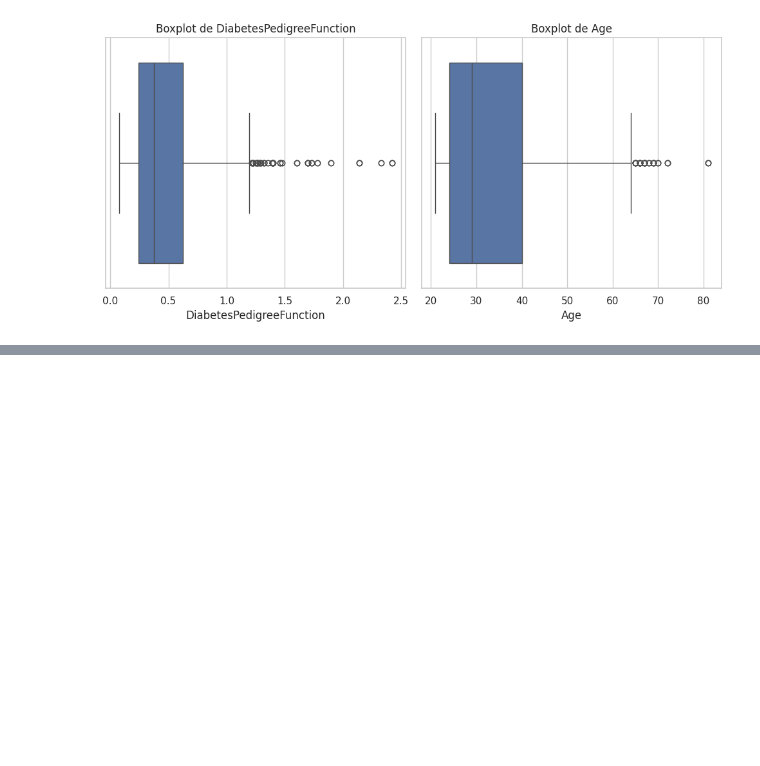
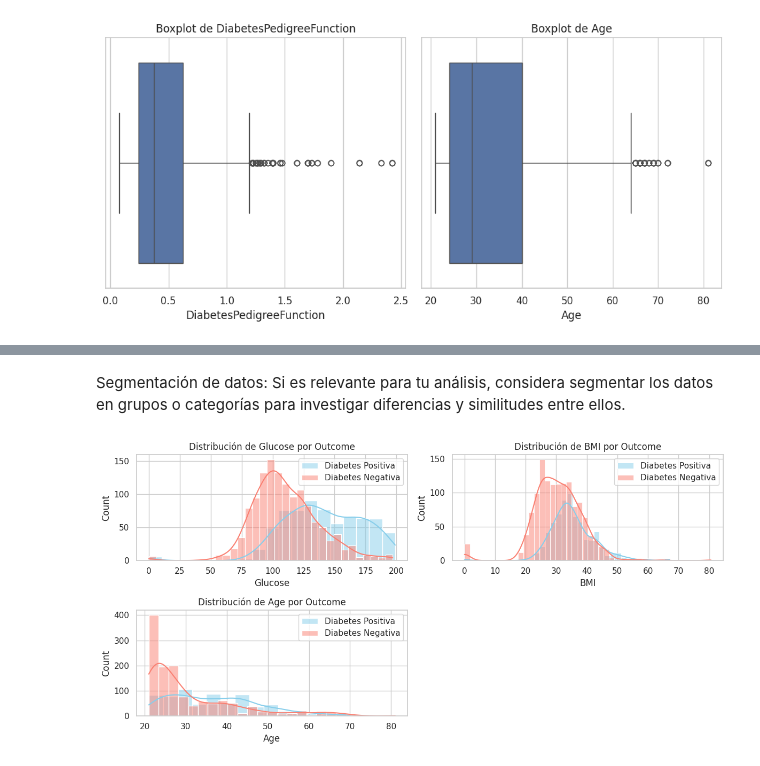
Before and after one commit to paulotolosa/prueba_II_coderhouse, a Jupyter notebook: Proyecto_ParteII_Tolosa.ipynb, the cells around one changed output, grey strips where cells are left out. Drawn from its saved outputs; the diff is of its cells as text; code cells hidden in the pictures; blank space fills up the shorter version.

```diff
--- a/Proyecto_ParteII_Tolosa.ipynb
+++ b/Proyecto_ParteII_Tolosa.ipynb
@@ -259,0 +267,35 @@ plt.show()
+# %% [markdown]
+Segmentación de datos: Si es relevante para tu análisis, considera segmentar los datos en grupos o categorías para investigar diferencias y similitudes entre ellos.
+# %%
+# Segmentar los datos por el valor de 'Outcome'
+diabetes_positive = df[df['Outcome'] == 1]
+diabetes_negative = df[df['Outcome'] == 0]
+
+# Comparar distribuciones de variables entre grupos
+plt.figure(figsize=(12, 6))
+
+plt.subplot(2, 2, 1)
+sns.histplot(diabetes_positive['Glucose'], color='skyblue', kde=True, label='Diabetes Positiva')
+sns.histplot(diabetes_negative['Glucose'], color='salmon', kde=True, label='Diabetes Negativa')
+plt.title('Distribución de Glucose por Outcome')
+plt.xlabel('Glucose')
+plt.legend()
+
+plt.subplot(2, 2, 2)
+sns.histplot(diabetes_positive['BMI'], color='skyblue', kde=True, label='Diabetes Positiva')
+sns.histplot(diabetes_negative['BMI'], color='salmon', kde=True, label='Diabetes Negativa')
+plt.title('Distribución de BMI por Outcome')
+plt.xlabel('BMI')
+plt.legend()
+
+plt.subplot(2, 2, 3)
+sns.histplot(diabetes_positive['Age'], color='skyblue', kde=True, label='Diabetes Positiva')
+sns.histplot(diabetes_negative['Age'], color='salmon', kde=True, label='Diabetes Negativa')
+plt.title('Distribución de Age por Outcome')
+plt.xlabel('Age')
+plt.legend()
+
+plt.tight_layout()
+plt.show()
+# %% [output]
+[figure, added]
```
Also changed, not shown: parts of 1 cell of this notebook.
